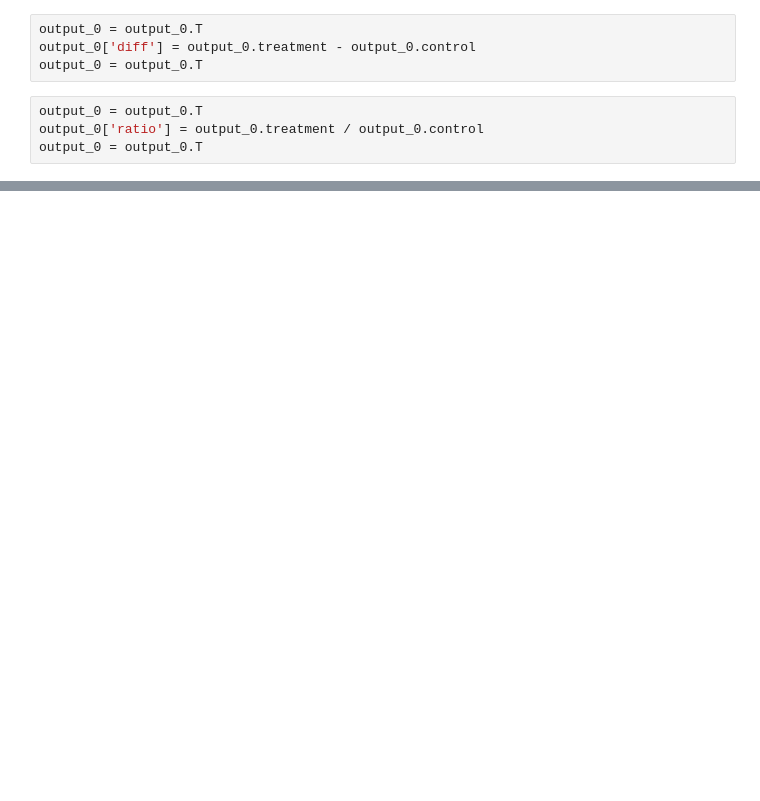
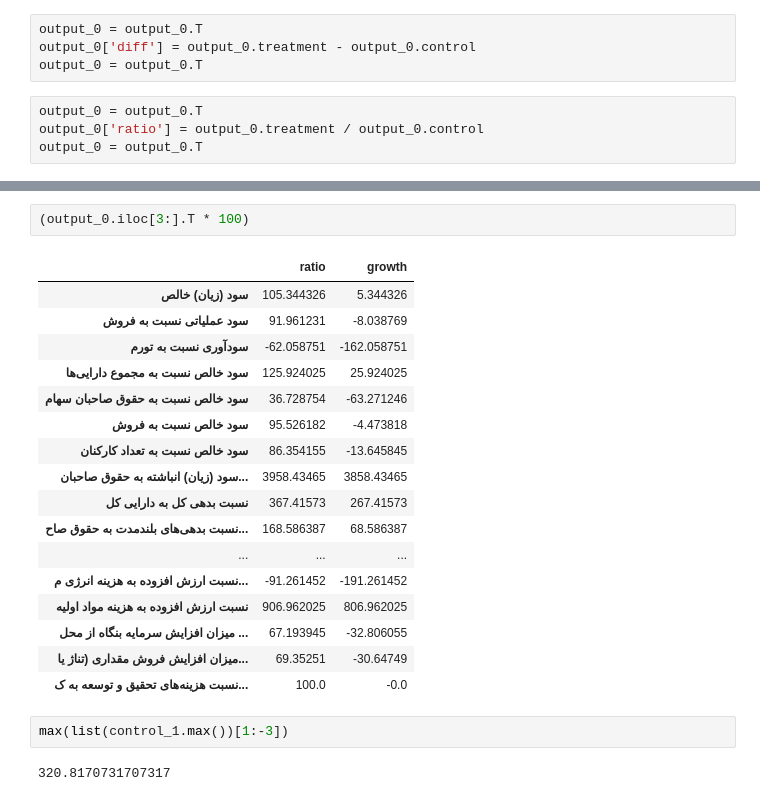
Before and after one commit to saeed-saffari/privatization-SPRI-2022, a Jupyter notebook: codes/Privatization_02.ipynb, the cells around one changed output, grey strips where cells are left out. Cells and saved outputs as stored; diff of their text form; blank space fills up the shorter version.

```diff
--- a/codes/Privatization_02.ipynb
+++ b/codes/Privatization_02.ipynb
@@ -321,0 +337,24 @@ output_0
+# %%
+(output_0.iloc[3:].T * 100)
+# %% [output]
+|  | ratio | growth |
+| سود (زيان) خالص | 105.344326 | 5.344326 |
+| سود عملیاتی نسبت به فروش | 91.961231 | -8.038769 |
+| سودآوری نسبت به تورم | -62.058751 | -162.058751 |
+| سود خالص نسبت به مجموع دارایی‌ها | 125.924025 | 25.924025 |
+| سود خالص نسبت به حقوق صاحبان سهام | 36.728754 | -63.271246 |
+| سود خالص نسبت به فروش | 95.526182 | -4.473818 |
+| سود خالص نسبت به تعداد کارکنان | 86.354155 | -13.645845 |
+| سود (زیان) انباشته به حقوق صاحبان... | 3958.43465 | 3858.43465 |
+| نسبت بدهی کل به دارایی کل | 367.41573 | 267.41573 |
+| نسبت بدهی‌های بلندمدت به حقوق صاح... | 168.586387 | 68.586387 |
+| ... | ... | ... |
+| نسبت ارزش افزوده به هزینه انرژی م... | -91.261452 | -191.261452 |
+| نسبت ارزش افزوده به هزینه مواد اولیه | 906.962025 | 806.962025 |
+| میزان افزایش سرمایه بنگاه از محل ... | 67.193945 | -32.806055 |
+| میزان افزایش فروش مقداری (تناژ یا... | 69.35251 | -30.64749 |
+| نسبت هزینه‌های تحقیق و توسعه به ک... | 100.0 | -0.0 |
+# %%
+max(list(control_1.max())[1:-3])
+# %% [output]
+320.8170731707317
```
Also changed, not shown: parts of 8 cells of this notebook.
